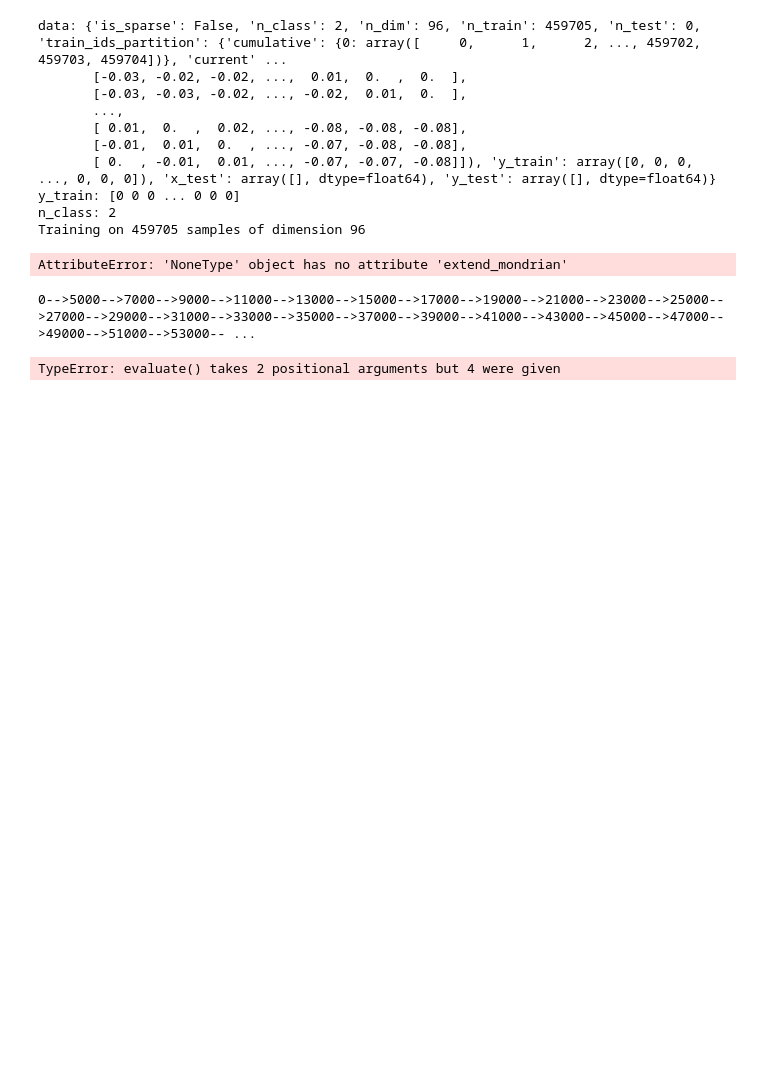
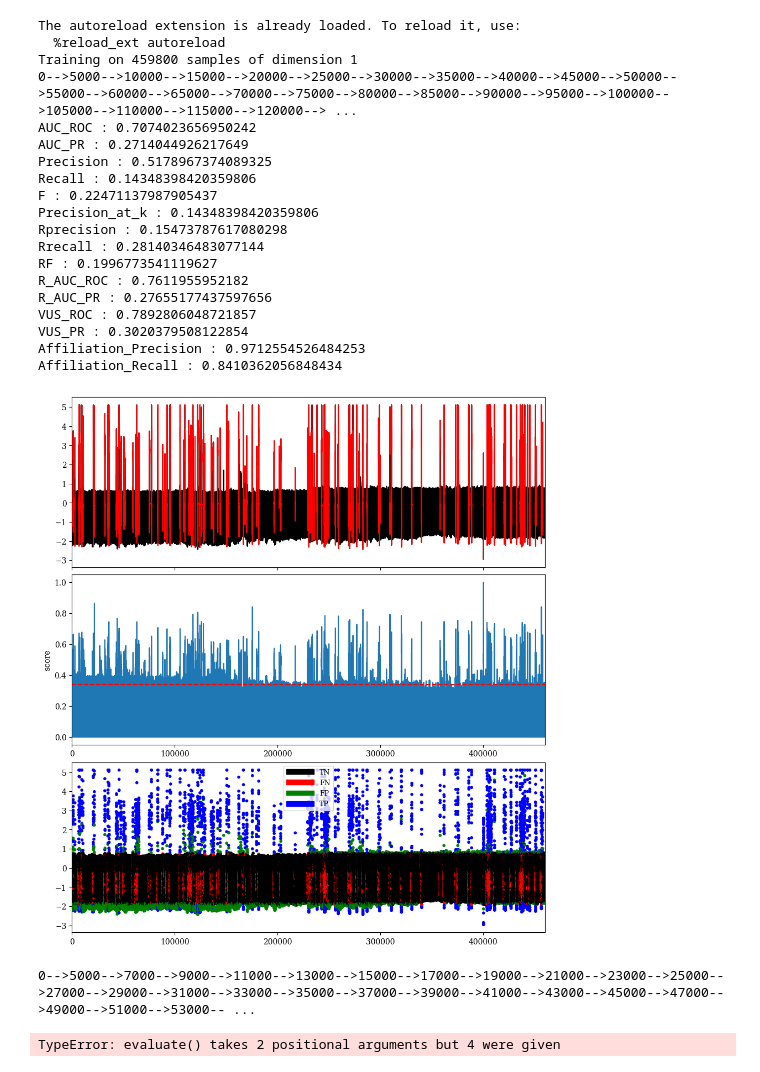
Before and after one commit to lazarosgogos/TSB-UAD, a Jupyter notebook: run.ipynb, the cells around one changed output. Cells and saved outputs as stored; diff of their text form; code cells hidden in the pictures; blank space fills up the shorter version.

```diff
--- a/run.ipynb
+++ b/run.ipynb
@@ -154,27 +129,37 @@ Affiliation_Recall : 0.7470343597872495
 # %%
 # Run online Isolation Forest (variant 2)
 %load_ext autoreload
 modelName = 'IForest (online variant 2)'
 import warnings
 warnings.filterwarnings('ignore') # this will make warm_start produce no warnings :)
 clf = IForest(n_jobs=1)
-x = X_data
-labels
-clf.fit(x, y=labels, online=True, verbose=True, batch_size=5_000, variant=2)
+x = data
+# labels are our y/targets
+clf.fit(X=x, y=labels, online=True, verbose=True, batch_size=5_000, variant=2) # takes 4 minutes to run
 score = clf.decision_scores_
-evaluate(score, modelName, slidingWindow, name)
+evaluate(score, modelName, slidingWindow, name, predict=False) # takes another 5 minutes to evaluate
+# total runtime 10 minutes approx.
 # %% [output]
-data: {'is_sparse': False, 'n_class': 2, 'n_dim': 96, 'n_train': 459705, 'n_test': 0, 'train_ids_partition': {'cumulative': {0: array([     0,      1,      2, ..., 459702, 459703, 459704])}, 'current' ...
-       [-0.03, -0.02, -0.02, ...,  0.01,  0.  ,  0.  ],
-       [-0.03, -0.03, -0.02, ..., -0.02,  0.01,  0.  ],
-       ...,
-       [ 0.01,  0.  ,  0.02, ..., -0.08, -0.08, -0.08],
-       [-0.01,  0.01,  0.  , ..., -0.07, -0.08, -0.08],
-       [ 0.  , -0.01,  0.01, ..., -0.07, -0.07, -0.08]]), 'y_train': array([0, 0, 0, ..., 0, 0, 0]), 'x_test': array([], dtype=float64), 'y_test': array([], dtype=float64)}
-y_train: [0 0 0 ... 0 0 0]
-n_class: 2
-Training on 459705 samples of dimension 96
+The autoreload extension is already loaded. To reload it, use:
+  %reload_ext autoreload
+Training on 459800 samples of dimension 1
+0-->5000-->10000-->15000-->20000-->25000-->30000-->35000-->40000-->45000-->50000-->55000-->60000-->65000-->70000-->75000-->80000-->85000-->90000-->95000-->100000-->105000-->110000-->115000-->120000--> ...
+AUC_ROC : 0.7074023656950242
+AUC_PR : 0.2714044926217649
+Precision : 0.5178967374089325
+Recall : 0.14348398420359806
+F : 0.22471137987905437
+Precision_at_k : 0.14348398420359806
+Rprecision : 0.15473787617080298
+Rrecall : 0.28140346483077144
+RF : 0.1996773541119627
+R_AUC_ROC : 0.7611955952182
+R_AUC_PR : 0.27655177437597656
+VUS_ROC : 0.7892806048721857
+VUS_PR : 0.3020379508122854
+Affiliation_Precision : 0.9712554526484253
+Affiliation_Recall : 0.8410362056848434
-AttributeError: 'NoneType' object has no attribute 'extend_mondrian'
+[figure, added]
 # %%
 # SAND online
 # ---- WARNING: this takese 40 mins to complete!!
```
Also changed, not shown: parts of 5 cells of this notebook.
